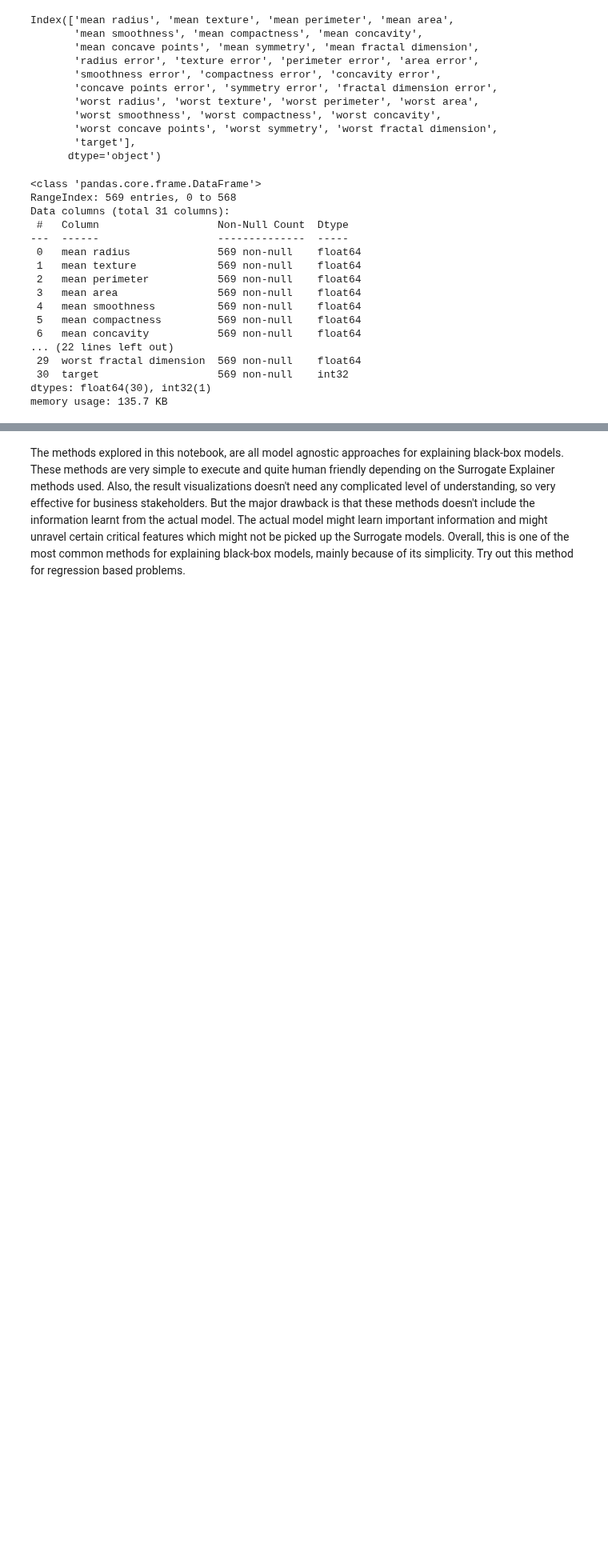
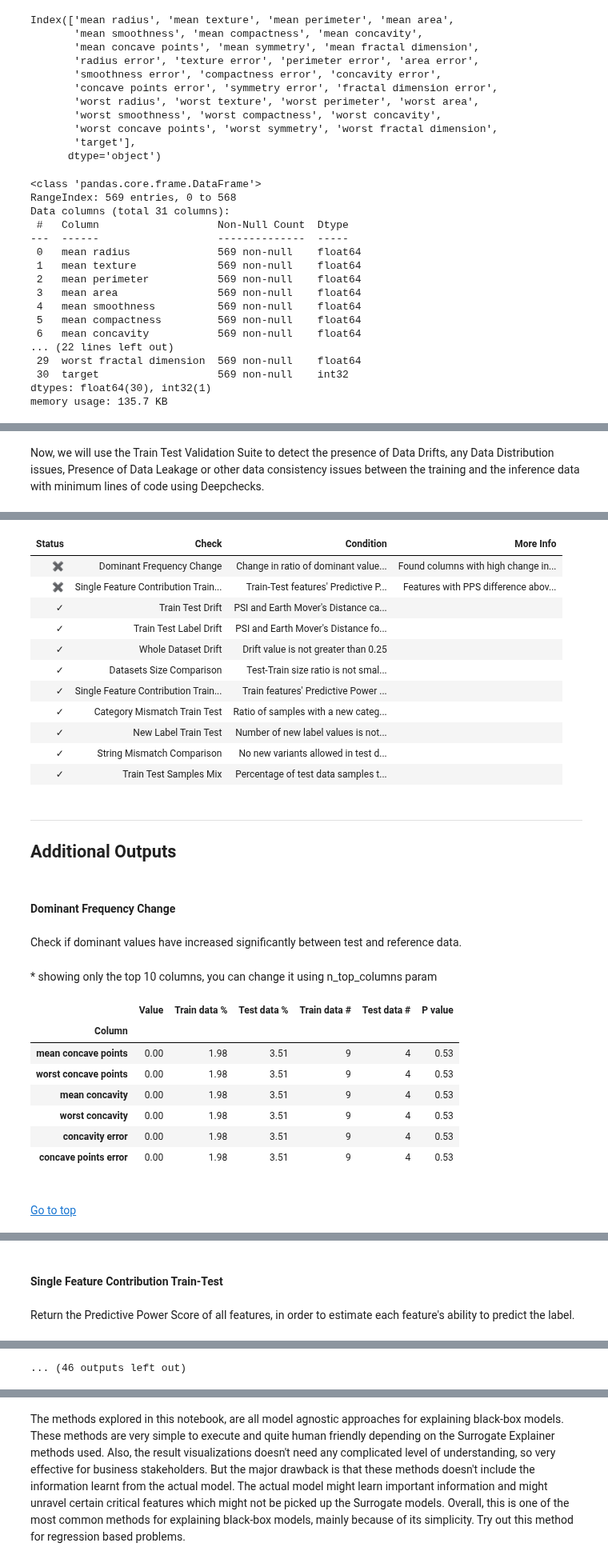
Before and after one commit to PacktPublishing/Applied-Machine-Learning-Explainability-Techniques, a Jupyter notebook: Chapter03/Data_Centric_XAI_part_1.ipynb, the cells around one changed output, grey strips where cells are left out. Shown at 80% size. Cells and saved outputs as stored; diff of their text form; code cells hidden in the pictures; blank space fills up the shorter version.

Commit message:
Added Deepchecks single dataset integrity check, train test validation and model performance check

```diff
--- a/Chapter03/Data_Centric_XAI_part_1.ipynb
+++ b/Chapter03/Data_Centric_XAI_part_1.ipynb
@@ -117,0 +184,6 @@ Top Trust Score Samples
+# %% [markdown]
+Now, we will use the Train Test Validation Suite to detect the presence of Data Drifts, any Data Distribution issues, Presence of Data Leakage or other data consistency issues between the training and the inference data with minimum lines of code using Deepchecks.
+# %%
+data_consistency_check = train_test_validation()
+data_consistency_check.run(model=model, train_dataset=train, test_dataset=test)
+# %% [output]
@@ -117,0 +195,25 @@ Top Trust Score Samples
+| Status | Check | Condition | More Info |
+| ✖ | Dominant Frequency Change | Change in ratio of dominant value... | Found columns with high change in... |
+| ✖ | Single Feature Contribution Train... | Train-Test features' Predictive P... | Features with PPS difference abov... |
+| ✓ | Train Test Drift | PSI and Earth Mover's Distance ca... |  |
+| ✓ | Train Test Label Drift | PSI and Earth Mover's Distance fo... |  |
+| ✓ | Whole Dataset Drift | Drift value is not greater than 0.25 |  |
+| ✓ | Datasets Size Comparison | Test-Train size ratio is not smal... |  |
+| ✓ | Single Feature Contribution Train... | Train features' Predictive Power ... |  |
+| ✓ | Category Mismatch Train Test | Ratio of samples with a new categ... |  |
+| ✓ | New Label Train Test | Number of new label values is not... |  |
+| ✓ | String Mismatch Comparison | No new variants allowed in test d... |  |
+| ✓ | Train Test Samples Mix | Percentage of test data samples t... |  |
+Additional Outputs
+Dominant Frequency Change
+Check if dominant values have increased significantly between test and reference data.
+* showing only the top 10 columns, you can change it using n_top_columns param
+|  | Value | Train data % | Test data % | Train data # | Test data # | P value |
+| Column |  |  |  |  |  |  |
+| mean concave points | 0.00 | 1.98 | 3.51 | 9 | 4 | 0.53 |
+| worst concave points | 0.00 | 1.98 | 3.51 | 9 | 4 | 0.53 |
+| mean concavity | 0.00 | 1.98 | 3.51 | 9 | 4 | 0.53 |
+| worst concavity | 0.00 | 1.98 | 3.51 | 9 | 4 | 0.53 |
+| concavity error | 0.00 | 1.98 | 3.51 | 9 | 4 | 0.53 |
+| concave points error | 0.00 | 1.98 | 3.51 | 9 | 4 | 0.53 |
+Go to top
@@ -117,0 +221,2 @@ Top Trust Score Samples
+Single Feature Contribution Train-Test
+Return the Predictive Power Score of all features, in order to estimate each feature's ability to predict the label.
@@ -117,0 +224 @@ Top Trust Score Samples
+... (46 outputs left out)
```
Also changed, not shown: parts of 25 cells of this notebook.
